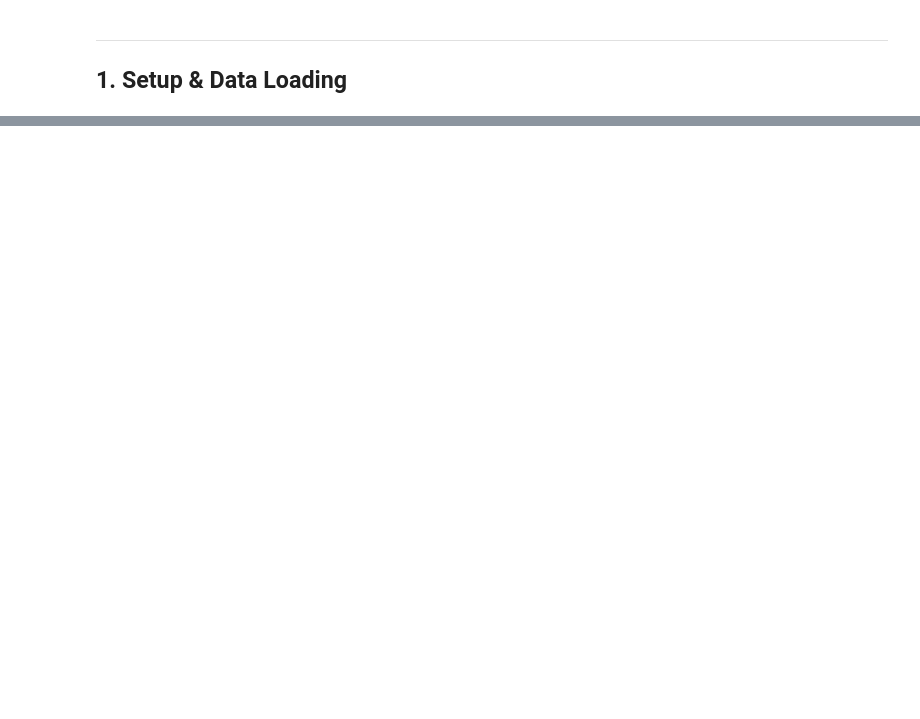
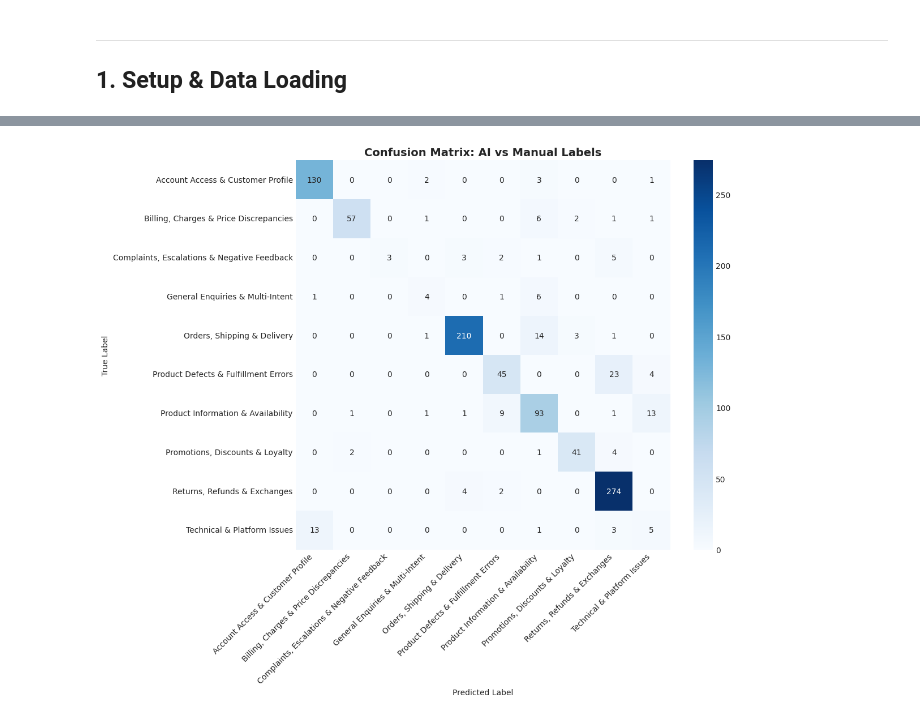
Before and after one commit to JosephGillData/conversation-topic-classifier, a Jupyter notebook: model_review.ipynb, the cells around one changed output, grey strips where cells are left out. Saved outputs shown, nothing was run; the diff lists cells and outputs as text; code cells hidden in the pictures; blank space fills up the shorter version.

```diff
--- a/model_review.ipynb
+++ b/model_review.ipynb
@@ -1097,0 +76,14 @@ print("5. Build handler feedback loop for summary quality")
+# %%
+"""
+Load and merge gold (manual) labels for evaluation.
+"""
+# Load manual classifications
+manual_df = pd.read_csv(MANUAL_LABELS_PATH)
+
+# Select and rename columns for merging
+pred_df = df[['conversation_id', 'topic']].rename(columns={'topic': 'label_pred'})
+true_df = manual_df[['conversation_id', 'topic']].rename(columns={'topic': 'label_true'})
+
+# Merge and drop rows without manual labels
+eval_df = true_df.merge(pred_df, on='conversation_id', how='inner')
+eval_df = eval_df.dropna()
@@ -1097,0 +120,30 @@ print("5. Build handler feedback loop for summary quality")
+# %%
+"""
+Generate confusion matrix to identify misclassification patterns.
+"""
+if GOLD_SET_AVAILABLE and len(eval_df) > 0:
+    # Get unique labels (sorted)
+    labels = sorted(set(eval_df['label_true'].unique()) | set(eval_df['label_pred'].unique()))
+
+    # Create confusion matrix
+    cm = confusion_matrix(eval_df['label_true'], eval_df['label_pred'], labels=labels)
+
+    # Plot
+    fig, ax = plt.subplots(figsize=(12, 10))
+    sns.heatmap(cm, annot=True, fmt='d', cmap='Blues',
+                xticklabels=labels, yticklabels=labels, ax=ax)
+    ax.set_xlabel('Predicted Label')
+    ax.set_ylabel('True Label')
+    ax.set_title('Confusion Matrix: AI vs Manual Labels', fontsize=14, fontweight='bold')
+    plt.xticks(rotation=45, ha='right')
+    plt.yticks(rotation=0)
+    plt.tight_layout()
+
+    if EXPORT_CHARTS:
+        plt.savefig('charts/confusion_matrix.png', dpi=CHART_DPI, bbox_inches='tight')
+
+    plt.show()
+else:
+    print("Confusion matrix skipped (no manual labels available).")
+# %% [output]
+[figure, added]
```
Also changed, not shown: parts of 56 cells of this notebook, 1 other file.
